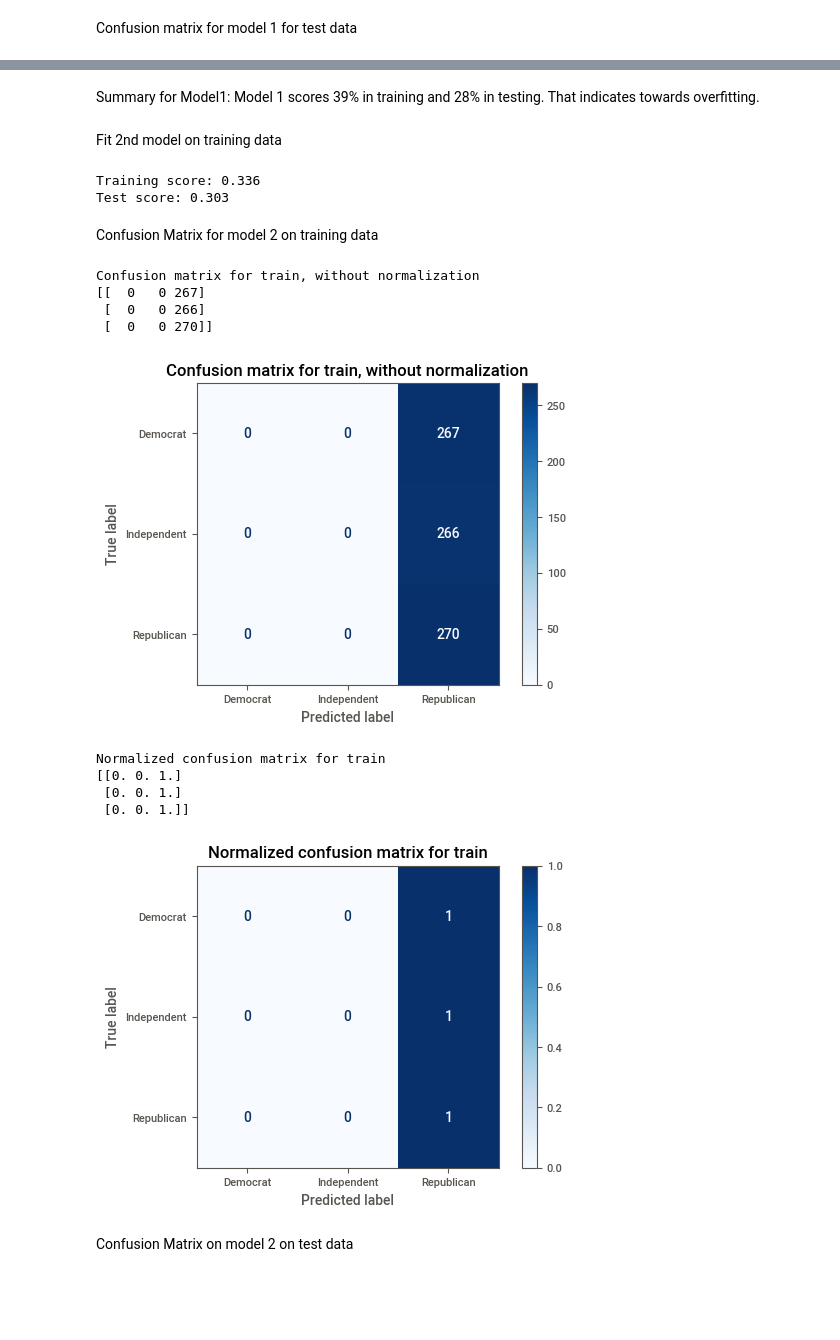
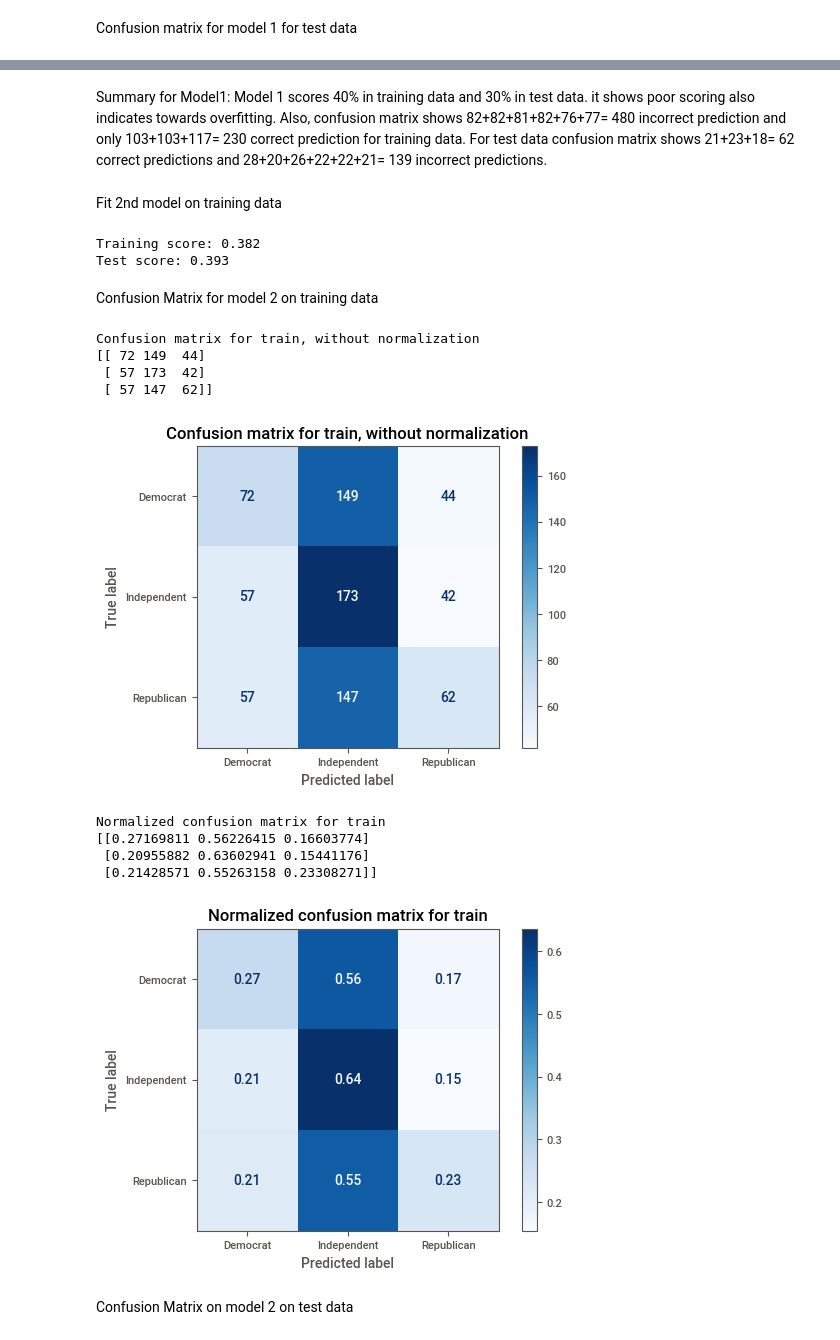
Before and after one commit to sugandharast/HW1_Rastogi, a Jupyter notebook: HW1-Rastogi.ipynb, the cells around one changed output, grey strips where cells are left out. Cells and saved outputs as stored; diff of their text form; code cells hidden in the pictures; blank space fills up the shorter version.

```diff
--- a/HW1-Rastogi.ipynb
+++ b/HW1-Rastogi.ipynb
@@ -377,9 +388,9 @@ Confusion matrix for model 1 for test data
 # %%
 titles_options = [("Confusion matrix for test, without normalization", None),
                 ("Normalized confusion matrix for test", 'true')]
-class_names = clf_model.classes_
+class_names = clf.classes_
 for title, normalize in titles_options:
-    disp = plot_confusion_matrix(clf_model, X_test, y_test,
+    disp = plot_confusion_matrix(clf, X_test, y_test,
                                 display_labels=class_names,
                                 cmap=plt.cm.Blues,
                                 normalize=normalize)
@@ -402,46 +413,47 @@ Normalized confusion matrix for test
-# %% [markdown]
-Summary for Model1: Model 1 scores 39% in training and 28% in testing. That indicates towards overfitting.
+# %% [markdown]
+Summary for Model1: Model 1 scores 40% in training data and 30% in test data. it shows poor scoring also indicates towards overfitting.
+Also, confusion matrix shows 82+82+81+82+76+77= 480 incorrect prediction and only 103+103+117= 230 correct prediction for training data. For test data confusion matrix shows 21+23+18= 62 correct predictions and 28+20+26+22+22+21= 139 incorrect predictions.
 # %% [markdown]
 Fit 2nd model  on training data
 # %%
-clf_model_l1 = LogisticRegression(penalty = 'l1', C = 0.001, solver = 'saga', max_iter =500)
+clf_model_l1 = LogisticRegression(penalty = 'l2', C = 0.001, solver = 'saga', max_iter =500)
 # %%
-#clf_LR_Model2 = Pipeline(steps=[('preprocessor', preprocessor),
-                    # ('classifier', clf_model_l1)])
+clf_LR_Model2 = Pipeline(steps=[('preprocessor', preprocessor),
+                     ('classifier', clf_model_l1)])
 # %%
-clf_model_l1.fit(X_train, y_train)
-print("Training score: %.3f" % clf_model_l1.score(X_train, y_train))
-print("Test score: %.3f" % clf_model_l1.score(X_test, y_test))
+clf_LR_Model2.fit(X_train, y_train)
+print("Training score: %.3f" % clf_LR_Model2.score(X_train, y_train))
+print("Test score: %.3f" % clf_LR_Model2.score(X_test, y_test))
 # %% [output]
-Training score: 0.336
-Test score: 0.303
+Training score: 0.382
+Test score: 0.393
 # %% [markdown]
 Confusion Matrix for model 2 on training data
 # %%
 titles_options = [("Confusion matrix for train, without normalization", None),
                 ("Normalized confusion matrix for train", 'true')]
-class_names = clf_model_l1.classes_
+class_names = clf_LR_Model2.classes_
 for title, normalize in titles_options:
-    disp = plot_confusion_matrix(clf_model_l1, X_train, y_train,
+    disp = plot_confusion_matrix(clf_LR_Model2, X_train, y_train,
                                 display_labels=class_names,
                                 cmap=plt.cm.Blues,
                                 normalize=normalize)
     disp.ax_.set_title(title)
 
     print(title)
     print(disp.confusion_matrix)
     plt.show()
 # %% [output]
 Confusion matrix for train, without normalization
-[[  0   0 267]
- [  0   0 266]
- [  0   0 270]]
+[[ 72 149  44]
+ [ 57 173  42]
+ [ 57 147  62]]
-[figure, old version]
+[figure, new version]
 Normalized confusion matrix for train
-[[0. 0. 1.]
- [0. 0. 1.]
- [0. 0. 1.]]
+[[0.27169811 0.56226415 0.16603774]
+ [0.20955882 0.63602941 0.15441176]
+ [0.21428571 0.55263158 0.23308271]]
-[figure, old version]
+[figure, new version]
 # %% [markdown]
 Confusion Matrix on model 2 on test data
 # %%
```
Also changed, not shown: parts of 50 cells of this notebook.
